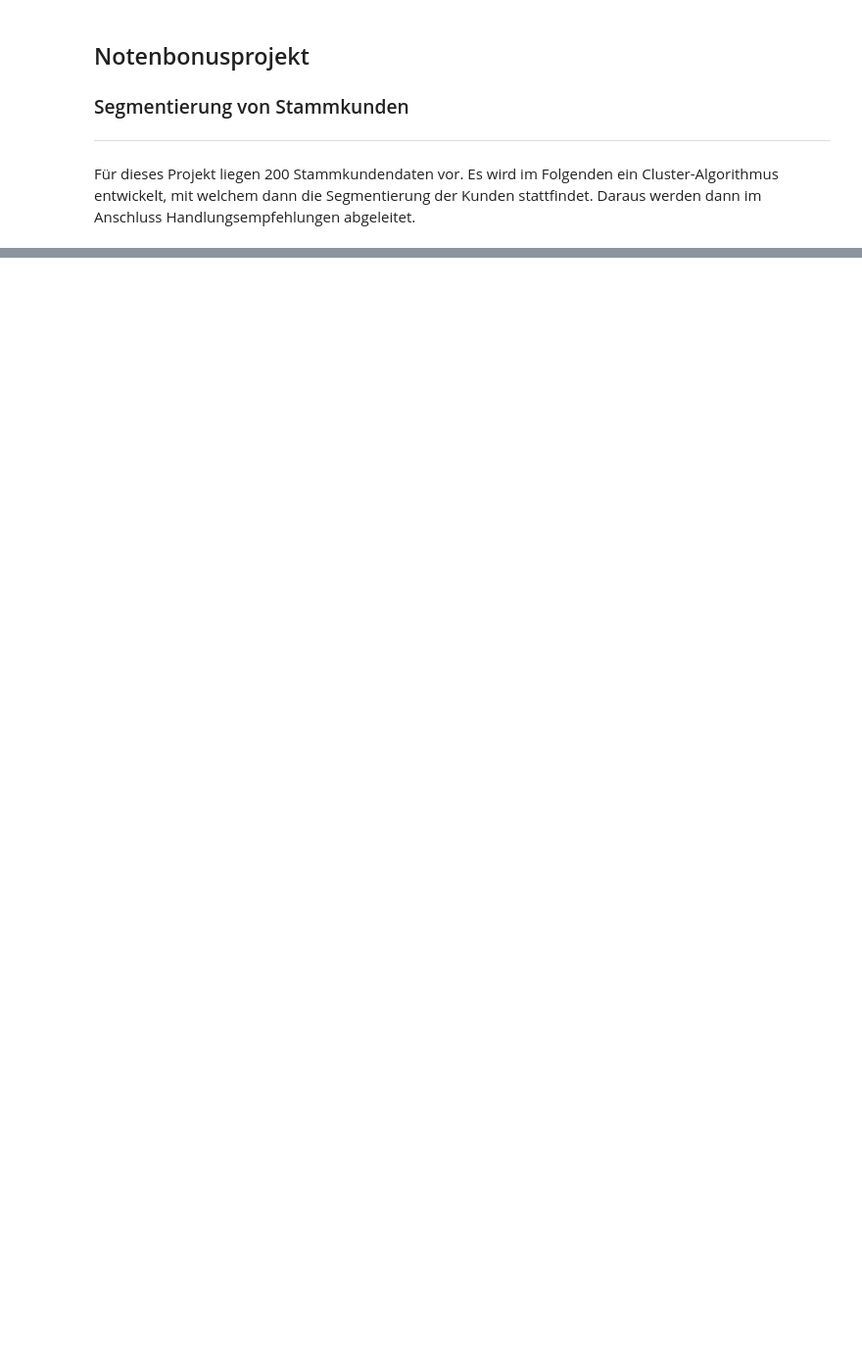
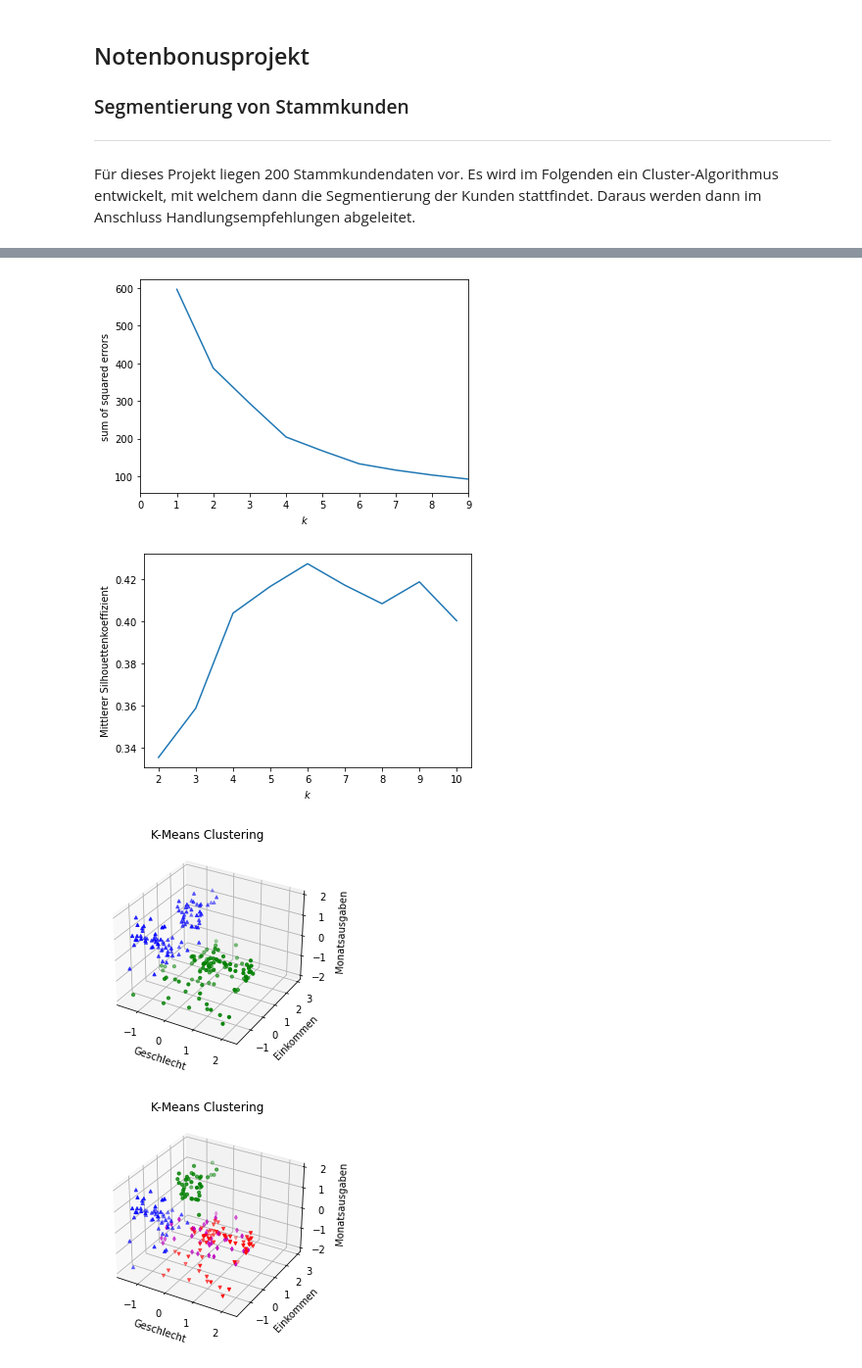
Before and after one commit to DeniseRekic/Notenbonus_CRM, a Jupyter notebook: Notenbonusprojekt.ipynb, the cells around one changed output, grey strips where cells are left out. Shown at 98% size. Drawn from its saved outputs; the diff is of its cells as text; code cells hidden in the pictures; blank space fills up the shorter version.

Commit message:
Cluster 2,4,6

```diff
--- a/Notenbonusprojekt.ipynb
+++ b/Notenbonusprojekt.ipynb
@@ -34,0 +17,71 @@ pd
+# %%
+kunden = pd.read_csv('Kundendaten.csv', index_col= 0, delimiter=";", decimal=",")
+
+kunden.rename(columns={'Alter':'Alter', 'Jährliches Einkommen (k€)':'Einkommen', 'Monatsausgaben (Indexwert, 1-100)':'Monatsausgaben'}, inplace = True)
+
+for col in kunden.columns: #iteriert über alle Spalten im Datensatz
+    if col == 'Geschlecht':
+        continue
+    kunden['z_' + col] = (kunden[col]-kunden[col].mean())/kunden[col].std()
+
+X = kunden[['z_Alter', 'z_Einkommen', 'z_Monatsausgaben']].values #Variablen auswählen auf deren Basis klassifiziert werden soll
+print(kunden.head())
+#print(X)
+
+#Ellenbogenmethode
+ss = []
+krange = list(range(1, 11)) #Hier einstellen, für welches Intervall die sum of squared errors berechnet werden soll
+for n in krange:
+    model = cluster.KMeans(n_clusters=n, random_state=10)
+    model.fit_predict(X)
+    cluster_assignments = model.labels_
+    centers = model.cluster_centers_
+    ss.append(np.sum((X - centers[cluster_assignments]) ** 2))
+
+plt.plot(krange, ss)
+plt.xlabel("$k$")
+plt.ylabel("sum of squared errors")
+plt.xlim(0,9)
+plt.show()  #k=2 oder 4 erscheint sinnvoll
+
+#Silhouettenkoeffizient
+krange = list(range(2, 11))
+avg_silhouettes = []
+for n in krange:
+    model = cluster.KMeans(n_clusters=n, random_state=10)
+    model.fit_predict(X)
+    cluster_assignments = model.labels_
+    silhouette_avg = metrics.silhouette_score(X, cluster_assignments)
+    avg_silhouettes.append(silhouette_avg)
+
+plt.plot(krange, avg_silhouettes)
+plt.xlabel("$k$")
+plt.ylabel("Mittlerer Silhouettenkoeffizient")
+plt.show() #k = 6 ist basierend auf dem Silhouettenkoeffizienten die beste Wahl
+
+#k-Means Clustering
+
+for n in [2,4,6]:
+    model = cluster.KMeans(n_clusters=n, random_state=10)
+    cluster_assignments = model.fit_predict(X)
+    kunden['cluster']=model.labels_
+    colors = ['b','g','m','red','y','c']
+    markers = ['^','o','d','v','*','x']
+
+
+    fig = plt.figure()
+    ax = fig.add_subplot(111, projection='3d')
+
+    for c in kunden['cluster'].unique():
+        d = kunden[kunden['cluster'] == c]
+        xs = d['z_Alter']
+        ys = d['z_Einkommen']
+        zs = d['z_Monatsausgaben']
+        ax.scatter(xs, ys, zs,marker=markers[c], color=colors[c], s=10)
+    plt.title('K-Means Clustering')
+    ax.set_xlabel('Geschlecht')
+    ax.set_ylabel('Einkommen')
+    ax.set_zlabel('Monatsausgaben')
+
+    plt.show()
+# %% [output]
@@ -34,0 +103,4 @@ pd
+[figure, added]
+[figure, added]
+[figure, added]
+[figure, added]
```
Also changed, not shown: parts of 2 cells of this notebook.
